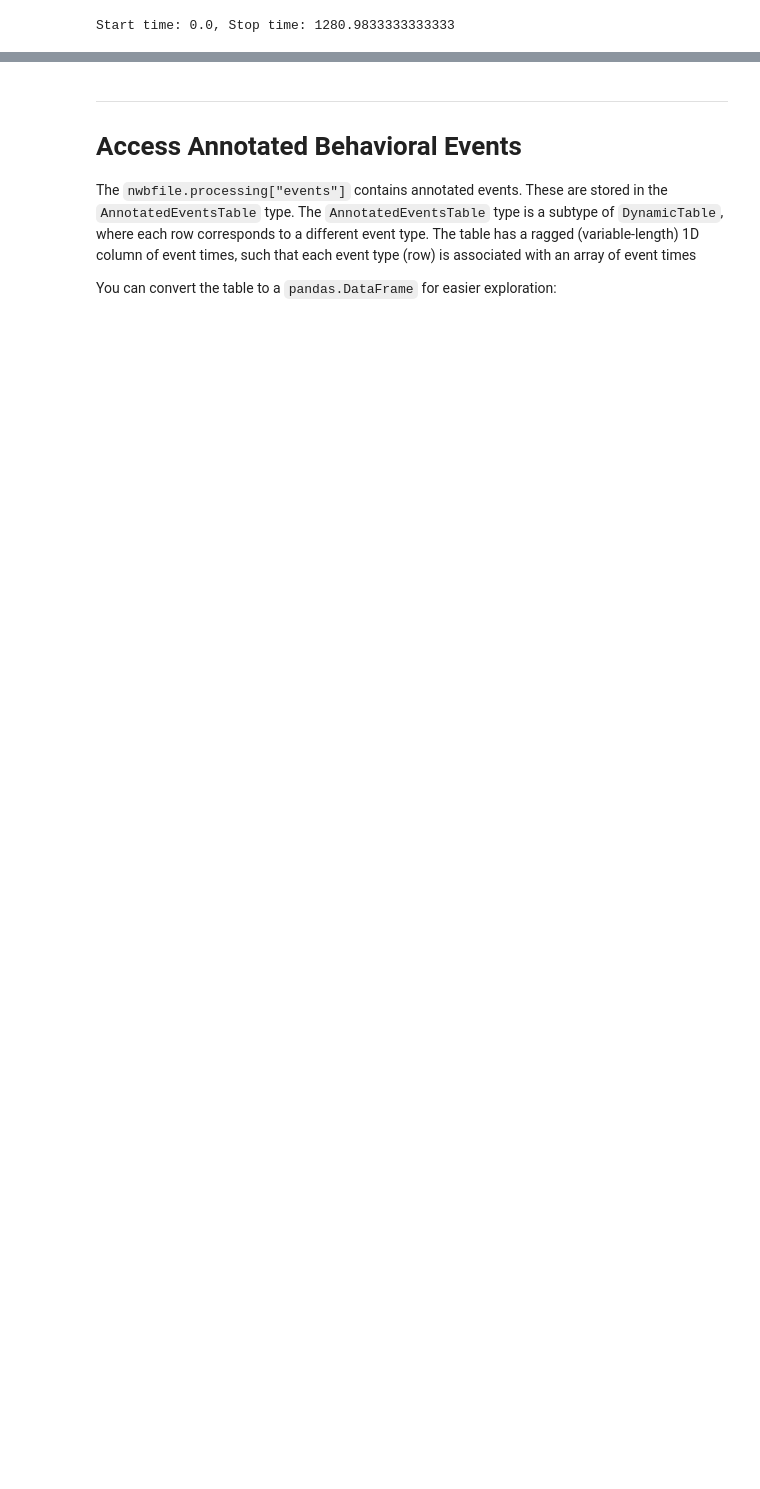
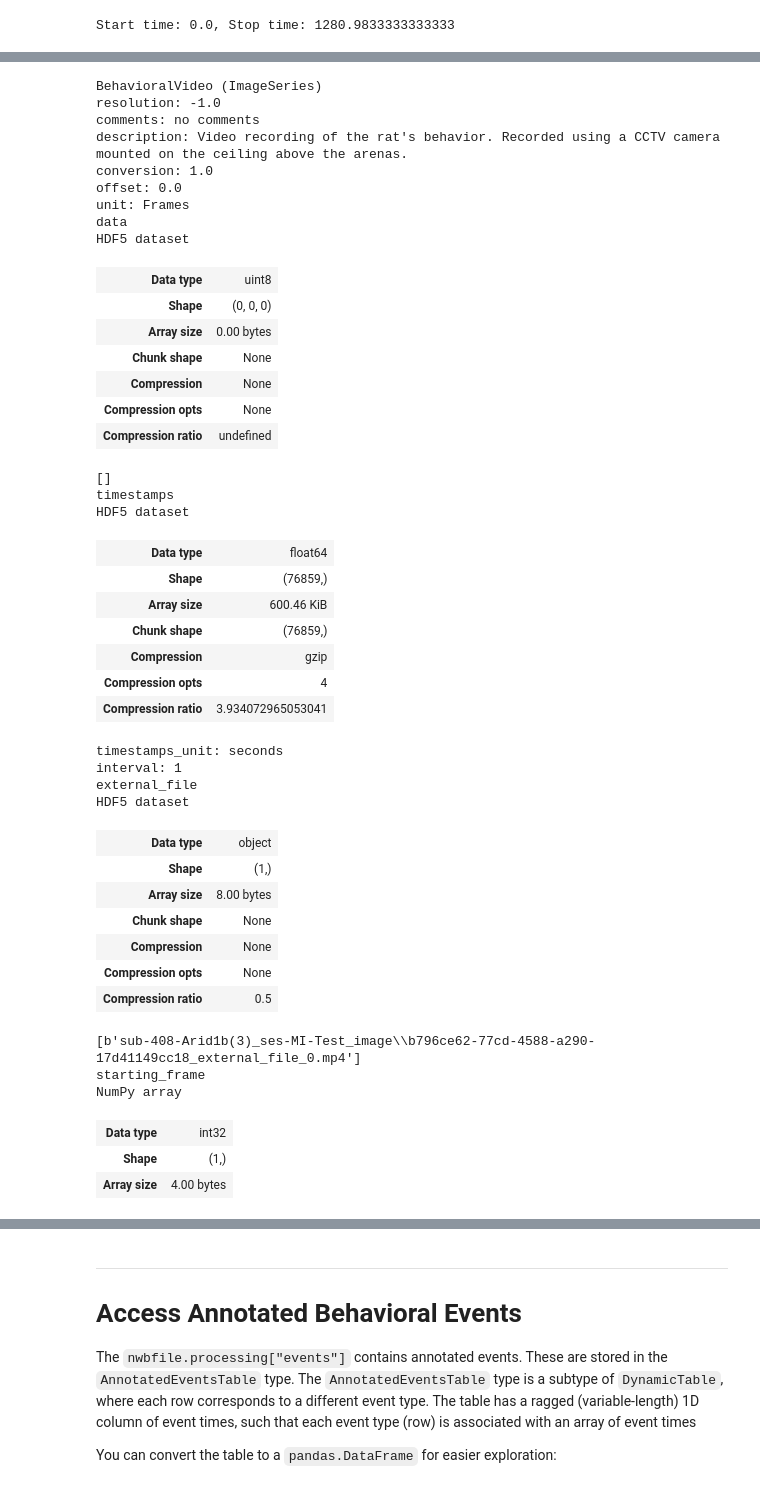
Before and after one commit to catalystneuro/kind-lab-to-nwb, a Jupyter notebook: src/kind_lab_to_nwb/rat_behavioural_phenotyping_2025/tutorials/spyglass_tutorial.ipynb, the cells around one changed output, grey strips where cells are left out. Saved outputs shown, nothing was run; the diff lists cells and outputs as text; code cells hidden in the pictures; blank space fills up the shorter version.

```diff
--- a/src/kind_lab_to_nwb/rat_behavioural_phenotyping_2025/tutorials/spyglass_tutorial.ipynb
+++ b/src/kind_lab_to_nwb/rat_behavioural_phenotyping_2025/tutorials/spyglass_tutorial.ipynb
@@ -80,0 +87,47 @@ Total: 1
+# %%
+behavioral_video = (sgc.VideoFile & {"nwb_file_name": nwb_file_name, "video_file_num": 0}).fetch_nwb()[0]['video_file']
+behavioral_video
+# %% [output]
+BehavioralVideo (ImageSeries)
+resolution: -1.0
+comments: no comments
+description: Video recording of the rat's behavior. Recorded using a CCTV camera mounted on the ceiling above the arenas.
+conversion: 1.0
+offset: 0.0
+unit: Frames
+data
+HDF5 dataset
+| Data type | uint8 |
+| Shape | (0, 0, 0) |
+| Array size | 0.00 bytes |
+| Chunk shape | None |
+| Compression | None |
+| Compression opts | None |
+| Compression ratio | undefined |
+[]
+timestamps
+HDF5 dataset
+| Data type | float64 |
+| Shape | (76859,) |
+| Array size | 600.46 KiB |
+| Chunk shape | (76859,) |
+| Compression | gzip |
+| Compression opts | 4 |
+| Compression ratio | 3.934072965053041 |
+timestamps_unit: seconds
+interval: 1
+external_file
+HDF5 dataset
+| Data type | object |
+| Shape | (1,) |
+| Array size | 8.00 bytes |
+| Chunk shape | None |
+| Compression | None |
+| Compression opts | None |
+| Compression ratio | 0.5 |
+[b'sub-408-Arid1b(3)_ses-MI-Test_image\\b796ce62-77cd-4588-a290-17d41149cc18_external_file_0.mp4']
+starting_frame
+NumPy array
+| Data type | int32 |
+| Shape | (1,) |
+| Array size | 4.00 bytes |
```
Also changed, not shown: parts of 6 cells of this notebook.
